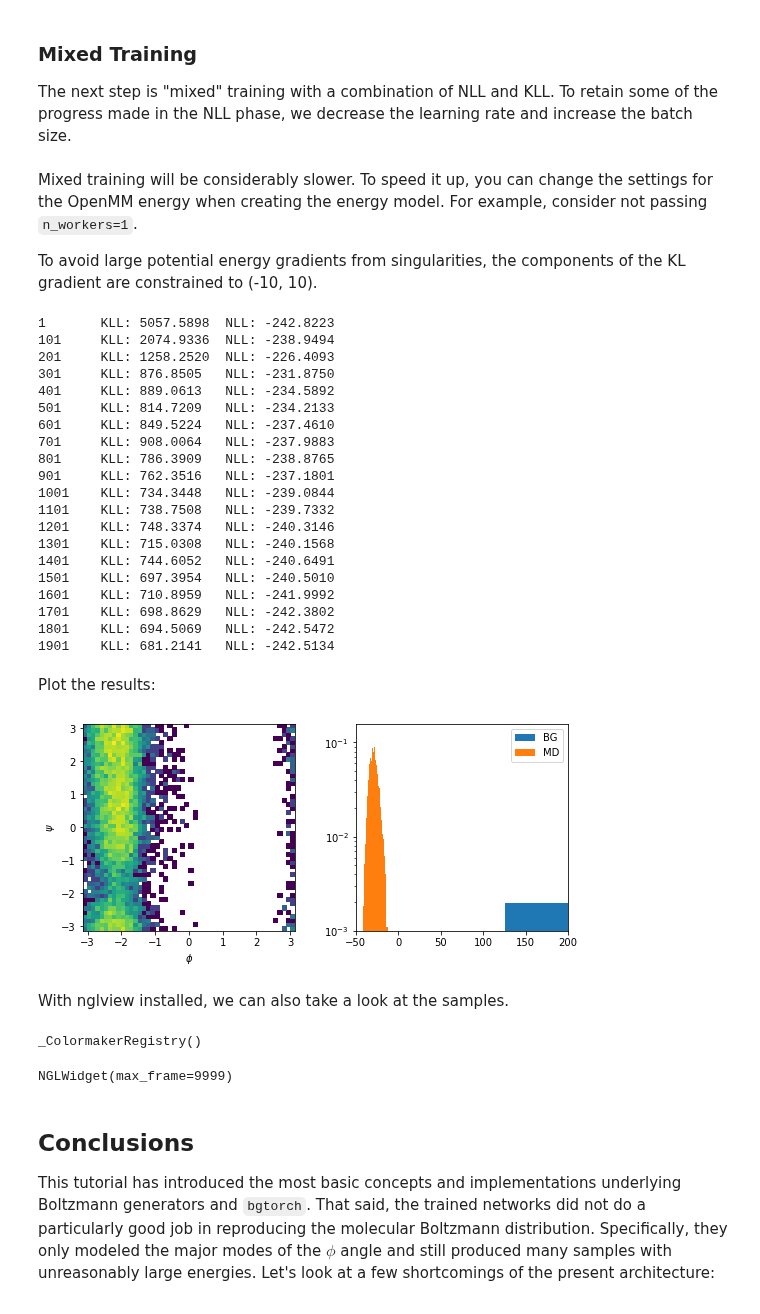
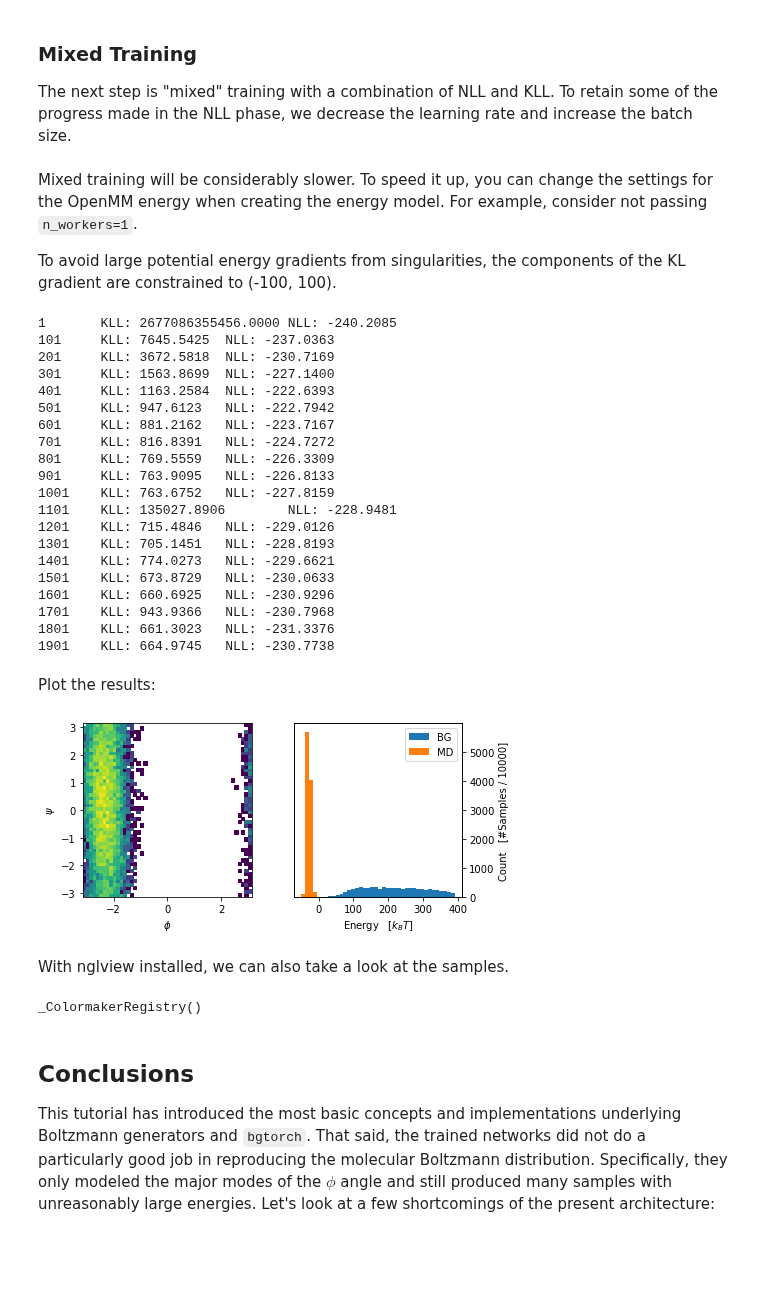
Before and after one commit to noegroup/bgflow, a Jupyter notebook: notebooks/alanine_dipeptide_basics.ipynb, the cells around one changed output. Cells and saved outputs as stored; diff of their text form; code cells hidden in the pictures; blank space fills up the shorter version.

```diff
--- a/notebooks/alanine_dipeptide_basics.ipynb
+++ b/notebooks/alanine_dipeptide_basics.ipynb
@@ -41,7 +41,8 @@ Molecular trajectories and their corresponding potential energy functions are av
 import os
 from openmmsystems.datasets import Ala2TSF300
 
-dataset = Ala2TSF300(download=True, read=True)
+is_data_here = os.path.isfile("Ala2TSF300.npy")
+dataset = Ala2TSF300(download=(not is_data_here), read=True)
 system = dataset.system
 coordinates = dataset.coordinates
 temperature = dataset.temperature
@@ -281,20 +280,25 @@ To see what the generator has learned so far, let's first create a bunch of samp
 def plot_energies(ax, samples, target_energy, test_data):
     sample_energies = target_energy.energy(samples).cpu().detach().numpy()
     md_energies = target_energy.energy(test_data[:len(samples)]).cpu().detach().numpy()
+    cut = max(np.percentile(sample_energies, 80), 20)
 
-    ax.hist(sample_energies, bins=150, log=True, density=True, label="BG")
-    ax.hist(md_energies, bins=150, log=True, density=True, label="MD")
-    ax.set_xlim(-50,200)
-    ax.set_ylim(1e-3, None)
-    ax.legend()
+    ax.set_xlabel("Energy   [$k_B T$]")
+    # y-axis on the right
+    ax2 = plt.twinx(ax)
+    ax.get_yaxis().set_visible(False)
+
+    ax2.hist(sample_energies, range=(-50, cut), bins=40, density=False, label="BG")
+    ax2.hist(md_energies, range=(-50, cut), bins=40, density=False, label="MD")
+    ax2.set_ylabel(f"Count   [#Samples / {n_samples}]")
+    ax2.legend()
 # %%
 if main:
 
     n_samples = 10000
     samples = generator.sample(n_samples)
 
-    fig, axes = plt.subplots(1, 2, figsize=(8,4))
-    fig.tight_layout(pad=3.0)
+    fig, axes = plt.subplots(1, 2, figsize=(6,3))
+    fig.tight_layout()
 
     plot_phi_psi(axes[0], samples, system)
     plot_energies(axes[1], samples, target_energy, test_data)
@@ -317,7 +322,7 @@ mixed_trainer = bg.KLTrainer(
 Mixed training will be considerably slower.
 To speed it up, you can change the settings for the OpenMM energy when creating the energy model. For example, consider not passing `n_workers=1`.
 
-To avoid large potential energy gradients from singularities, the components of the KL gradient are constrained to (-10, 10).
+To avoid large potential energy gradients from singularities, the components of the KL gradient are constrained to (-100, 100).
 # %%
 if main:
     mixed_trainer.train(
@@ -327,45 +332,46 @@ if main:
         n_print=100,
         w_energy=0.1,
         w_likelihood=0.9,
-        clip_forces=10.0
+        clip_forces=20.0
     )
 # %% [output]
-1       KLL: 5057.5898  NLL: -242.8223
-101     KLL: 2074.9336  NLL: -238.9494
-201     KLL: 1258.2520  NLL: -226.4093
-301     KLL: 876.8505   NLL: -231.8750
-401     KLL: 889.0613   NLL: -234.5892
-501     KLL: 814.7209   NLL: -234.2133
-601     KLL: 849.5224   NLL: -237.4610
-701     KLL: 908.0064   NLL: -237.9883
-801     KLL: 786.3909   NLL: -238.8765
-901     KLL: 762.3516   NLL: -237.1801
-1001    KLL: 734.3448   NLL: -239.0844
-1101    KLL: 738.7508   NLL: -239.7332
-1201    KLL: 748.3374   NLL: -240.3146
-1301    KLL: 715.0308   NLL: -240.1568
-1401    KLL: 744.6052   NLL: -240.6491
-1501    KLL: 697.3954   NLL: -240.5010
-1601    KLL: 710.8959   NLL: -241.9992
-1701    KLL: 698.8629   NLL: -242.3802
-1801    KLL: 694.5069   NLL: -242.5472
-1901    KLL: 681.2141   NLL: -242.5134
+1       KLL: 2677086355456.0000 NLL: -240.2085
+101     KLL: 7645.5425  NLL: -237.0363
+201     KLL: 3672.5818  NLL: -230.7169
+301     KLL: 1563.8699  NLL: -227.1400
+401     KLL: 1163.2584  NLL: -222.6393
+501     KLL: 947.6123   NLL: -222.7942
+601     KLL: 881.2162   NLL: -223.7167
+701     KLL: 816.8391   NLL: -224.7272
+801     KLL: 769.5559   NLL: -226.3309
+901     KLL: 763.9095   NLL: -226.8133
+1001    KLL: 763.6752   NLL: -227.8159
+1101    KLL: 135027.8906        NLL: -228.9481
+1201    KLL: 715.4846   NLL: -229.0126
+1301    KLL: 705.1451   NLL: -228.8193
+1401    KLL: 774.0273   NLL: -229.6621
+1501    KLL: 673.8729   NLL: -230.0633
+1601    KLL: 660.6925   NLL: -230.9296
+1701    KLL: 943.9366   NLL: -230.7968
+1801    KLL: 661.3023   NLL: -231.3376
+1901    KLL: 664.9745   NLL: -230.7738
 # %% [markdown]
 Plot the results:
 # %%
 if main:
+
     n_samples = 10000
     samples = generator.sample(n_samples)
 
-    fig, axes = plt.subplots(1, 2, figsize=(8,4))
-    fig.tight_layout(pad=3.0)
+    fig, axes = plt.subplots(1, 2, figsize=(6,3))
+    fig.tight_layout()
 
-    trajectory = plot_phi_psi(axes[0], samples, system)
+    plot_phi_psi(axes[0], samples, system)
     plot_energies(axes[1], samples, target_energy, test_data)
 
     del samples
 # %% [output]
-[figure, old version]
+[figure, new version]
 # %% [markdown]
 With nglview installed, we can also take a look at the samples.
 # %%
@@ -377,7 +383,6 @@ except:
 widget
 # %% [output]
 _ColormakerRegistry()
-NGLWidget(max_frame=9999)
 # %% [markdown]
 ## Conclusions
 
```
Also changed, not shown: parts of 3 cells of this notebook, 2 other files.
